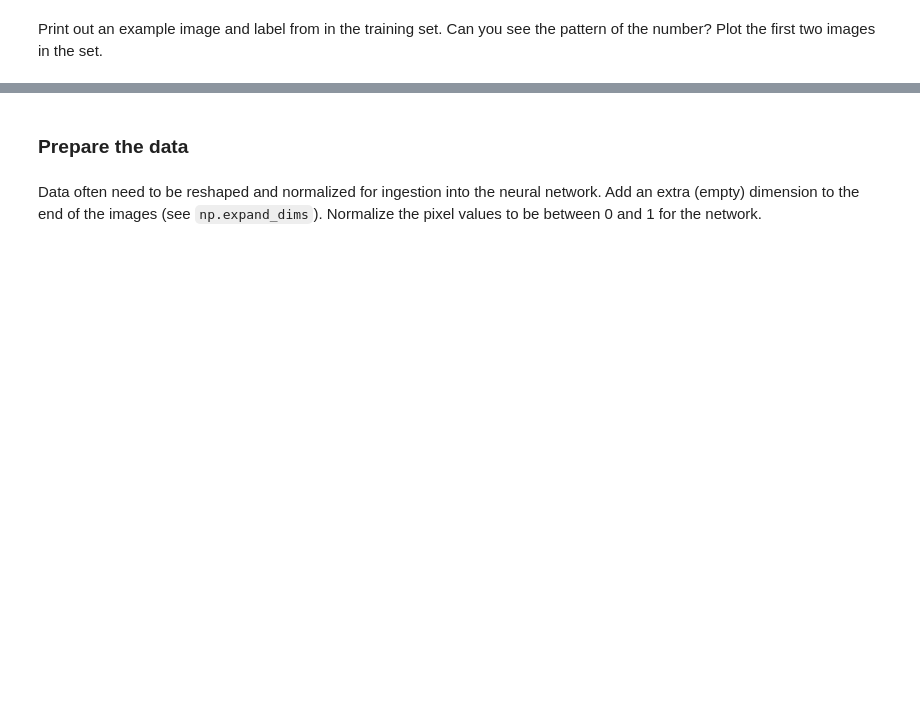
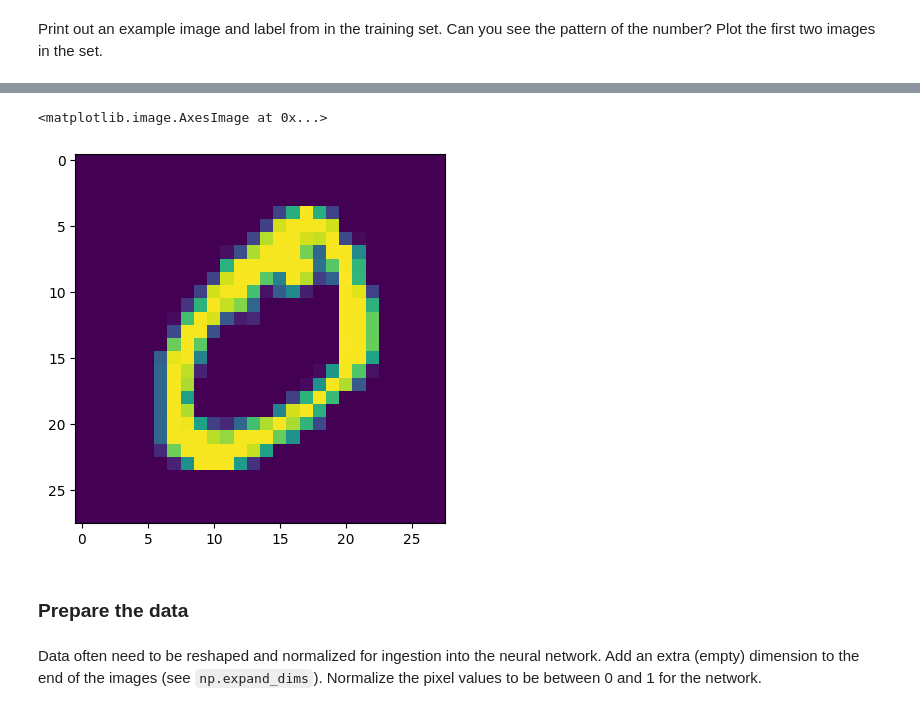
Before and after one commit to ASTR154/neural-networks, a Jupyter notebook: neural-networks.ipynb, the cells around one changed output, grey strips where cells are left out. Saved outputs shown, nothing was run; the diff lists cells and outputs as text; code cells hidden in the pictures; blank space fills up the shorter version.

```diff
--- a/neural-networks.ipynb
+++ b/neural-networks.ipynb
@@ -38,3 +69,8 @@ print(  # complete
+# %%
+plt.imshow(x_train_temp[1])
+# %% [output]
+<matplotlib.image.AxesImage at 0x...>
+[figure, added]
 # %% [markdown]
 ### Prepare the data
 # %% [markdown]
```
Also changed, not shown: parts of 10 cells of this notebook.
